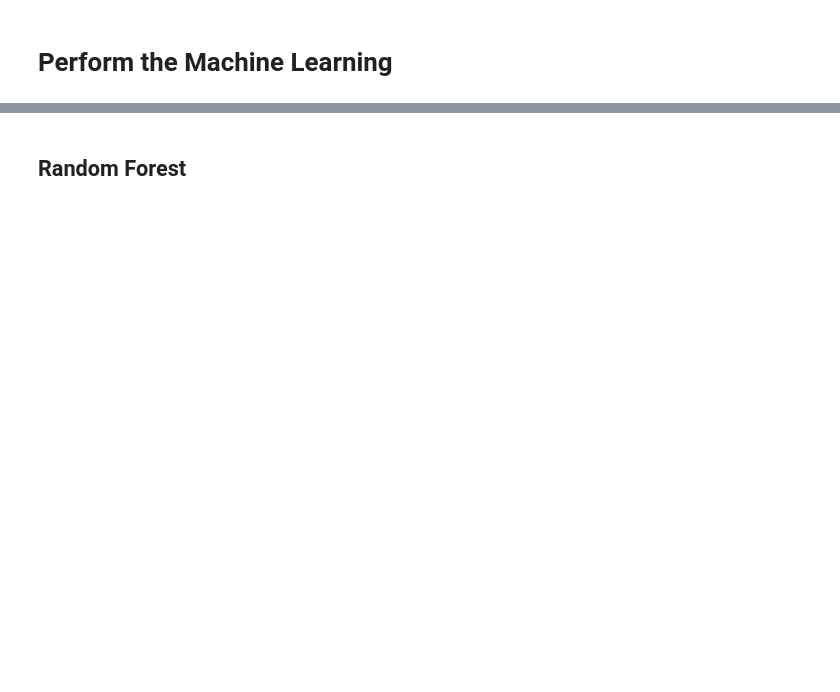
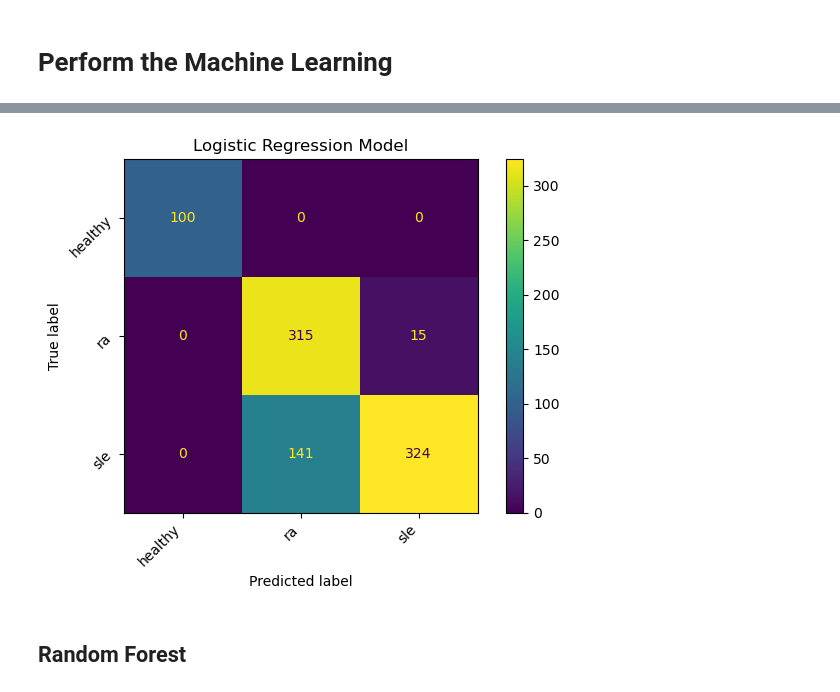
Before and after one commit to CorentinMey/ML_project, a Jupyter notebook: Classifier.ipynb, the cells around one changed output, grey strips where cells are left out. Cells and saved outputs as stored; diff of their text form; code cells hidden in the pictures; blank space fills up the shorter version.

```diff
--- a/Classifier.ipynb
+++ b/Classifier.ipynb
@@ -134,2 +237,18 @@ adata_test = adata[adata.obs["role"] == "test"].copy()
+# %%
+# Confusion matrix
+cm_log_regression = confusion_matrix(labels_test, y_pred)
+
+# Display confusion matrix
+disp = ConfusionMatrixDisplay(confusion_matrix=cm_log_regression, display_labels=model.classes_)
+disp.plot()
+
+# Adjust layout
+plt.title('Logistic Regression Model')
+plt.xticks(rotation=45, ha='right')
+plt.yticks(rotation=45)
+plt.tight_layout()
+plt.show()
+# %% [output]
+[figure, added]
 # %% [markdown]
 ## Random Forest
```
Also changed, not shown: parts of 43 cells of this notebook, 2 other files.
